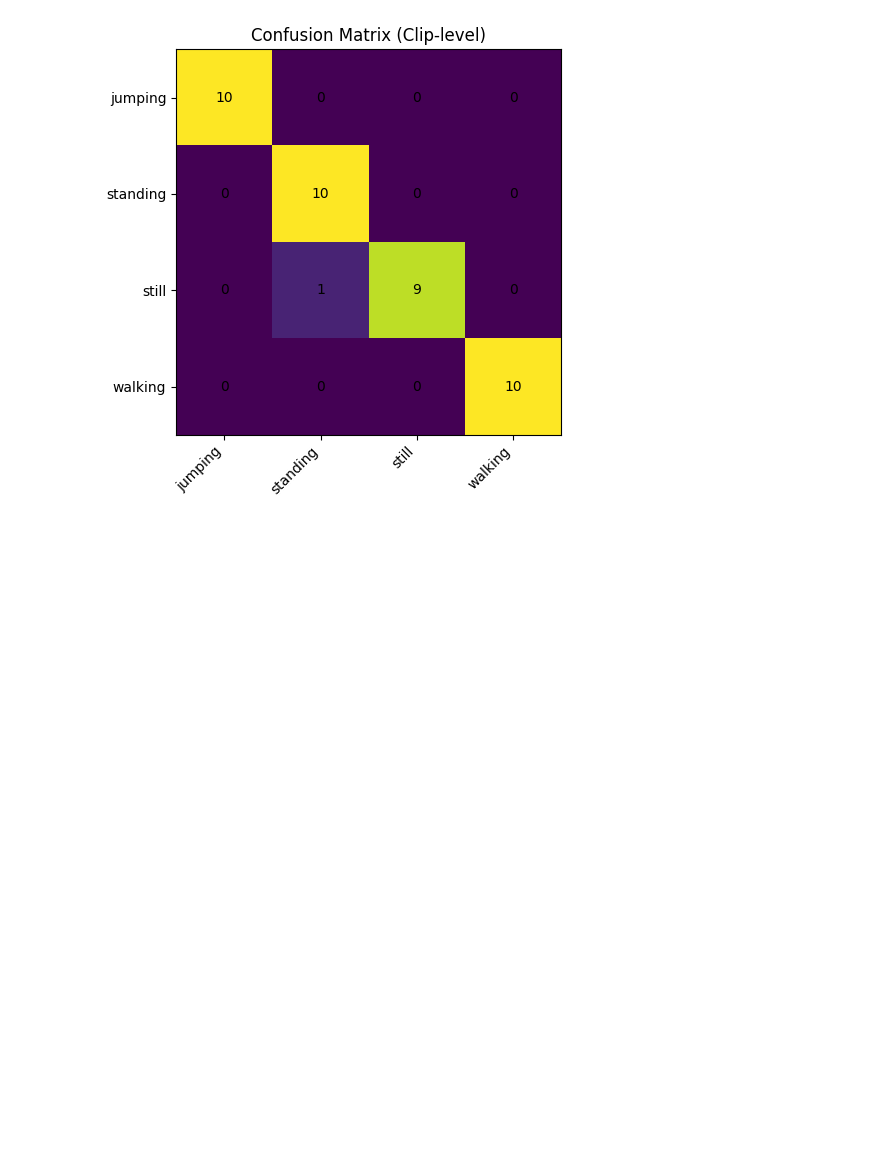
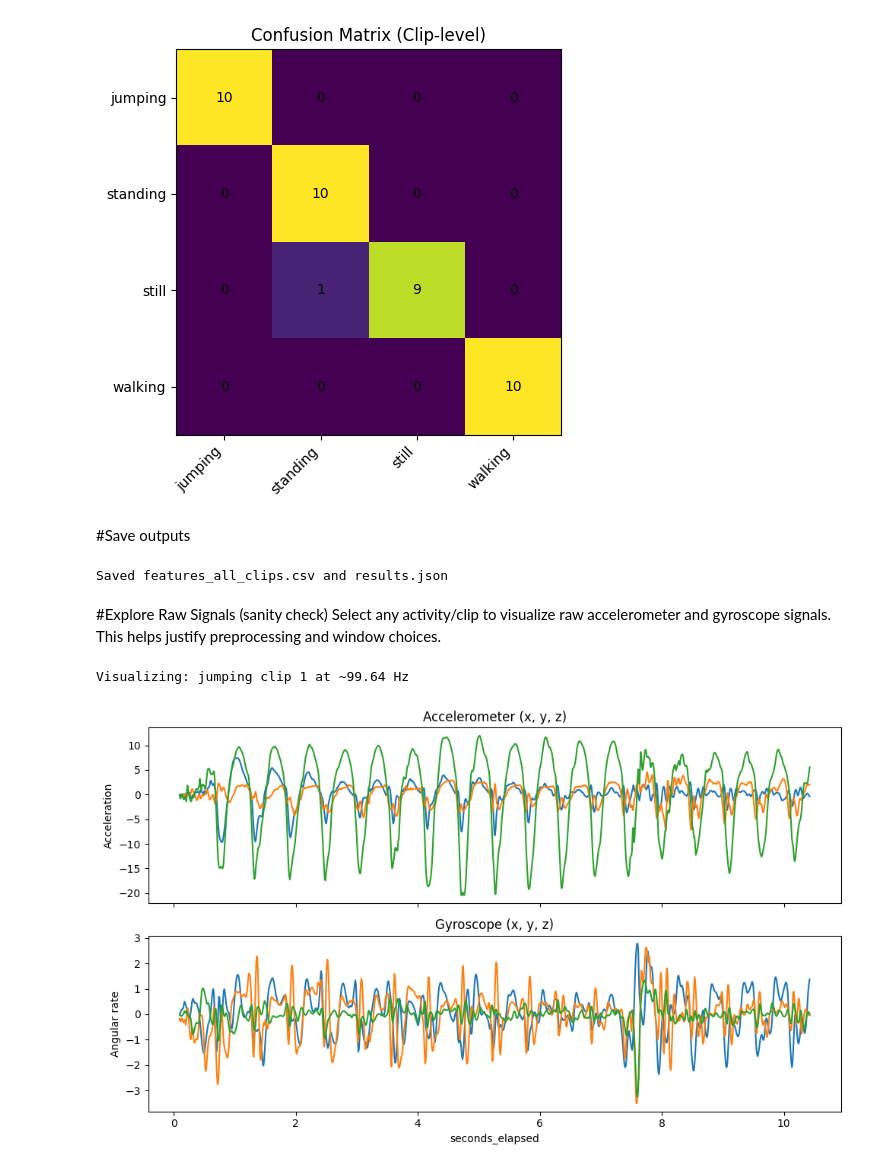
Before and after one commit to l-isaro/Formative-2---Hidden-Markov-Models, a Jupyter notebook: Notebook.ipynb, the cells around one changed output. Cells and saved outputs as stored; diff of their text form; code cells hidden in the pictures; blank space fills up the shorter version.

```diff
--- a/Notebook.ipynb
+++ b/Notebook.ipynb
@@ -516,3 +516,53 @@ plt.tight_layout()
 plt.show()
 # %% [output]
 [figure]
+# %% [markdown]
+#Save outputs
+# %%
+features.to_csv("features_all_clips.csv", index=False)
+with open("results.json", "w") as f:
+    json.dump(results, f, indent=2)
+print("Saved features_all_clips.csv and results.json")
+# %% [output]
+Saved features_all_clips.csv and results.json
+# %% [markdown]
+#Explore Raw Signals (sanity check)
+Select any activity/clip to visualize raw accelerometer and gyroscope signals. This helps justify preprocessing and window choices.
+# %%
+# Pick a clip to visualize (first discovered pair by default)
+act_vis, clip_vis = pairs[0][0], pairs[0][1]
+
+# Find the matching (acc, gyro) paths for that activity+clip
+match = next(((a, c, a_path, g_path) for (a, c, a_path, g_path) in pairs
+              if a == act_vis and c == clip_vis), None)
+
+if match is None:
+    raise ValueError(f"No acc/gyro pair found for {act_vis} clip {clip_vis}")
+
+_, _, acc_path_vis, gyro_path_vis = match
+
+# Load and merge
+acc_df = load_sensor_csv(acc_path_vis)
+gyro_df = load_sensor_csv(gyro_path_vis)
+merged_vis, sr_vis = merge_acc_gyro(acc_df, gyro_df)
+
+print(f"Visualizing: {act_vis} clip {clip_vis} at ~{sr_vis:.2f} Hz")
+
+# Plot raw signals
+import matplotlib.pyplot as plt
+t = merged_vis['seconds_elapsed'].values
+
+fig, axes = plt.subplots(2, 1, figsize=(10,6), sharex=True)
+axes[0].plot(t, merged_vis['x_acc']); axes[0].plot(t, merged_vis['y_acc']); axes[0].plot(t, merged_vis['z_acc'])
+axes[0].set_title("Accelerometer (x, y, z)")
+axes[0].set_ylabel("Acceleration")
+
+axes[1].plot(t, merged_vis['x_gyro']); axes[1].plot(t, merged_vis['y_gyro']); axes[1].plot(t, merged_vis['z_gyro'])
+axes[1].set_title("Gyroscope (x, y, z)")
+axes[1].set_ylabel("Angular rate")
+axes[1].set_xlabel("seconds_elapsed")
+
+plt.tight_layout(); plt.show()
+# %% [output]
+Visualizing: jumping clip 1 at ~99.64 Hz
+[figure, added]
```
Also changed, not shown: parts of 6 cells of this notebook.
